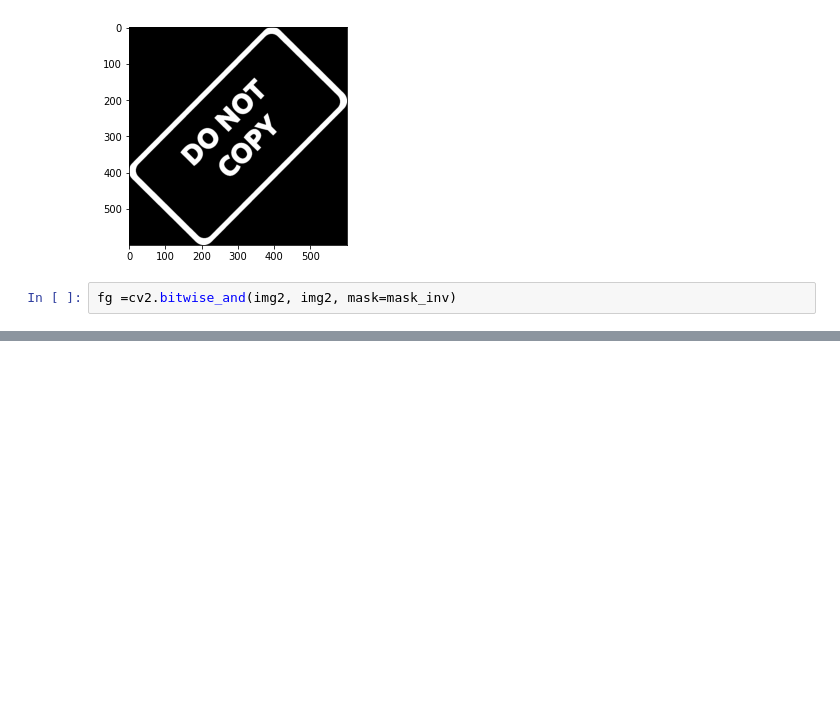
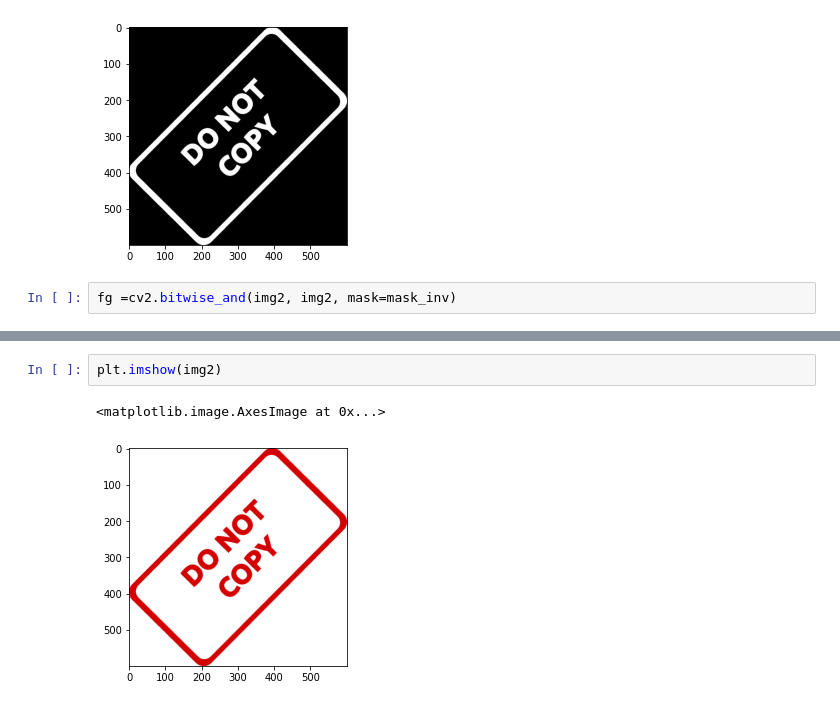
Before and after one commit to wglouie/hri_course_ws, a Jupyter notebook: src/image_processing/blending-images-of-different-size.ipynb, the cells around one changed output, grey strips where cells are left out. Cells and saved outputs as stored; diff of their text form; blank space fills up the shorter version.

```diff
--- a/src/image_processing/blending-images-of-different-size.ipynb
+++ b/src/image_processing/blending-images-of-different-size.ipynb
@@ -54,0 +60,5 @@ fg =cv2.bitwise_and(img2, img2, mask=mask_inv)
+# %%
+plt.imshow(img2)
+# %% [output]
+<matplotlib.image.AxesImage at 0x...>
+[figure, added]
```
Also changed, not shown: parts of 3 cells of this notebook, 14 other files.
